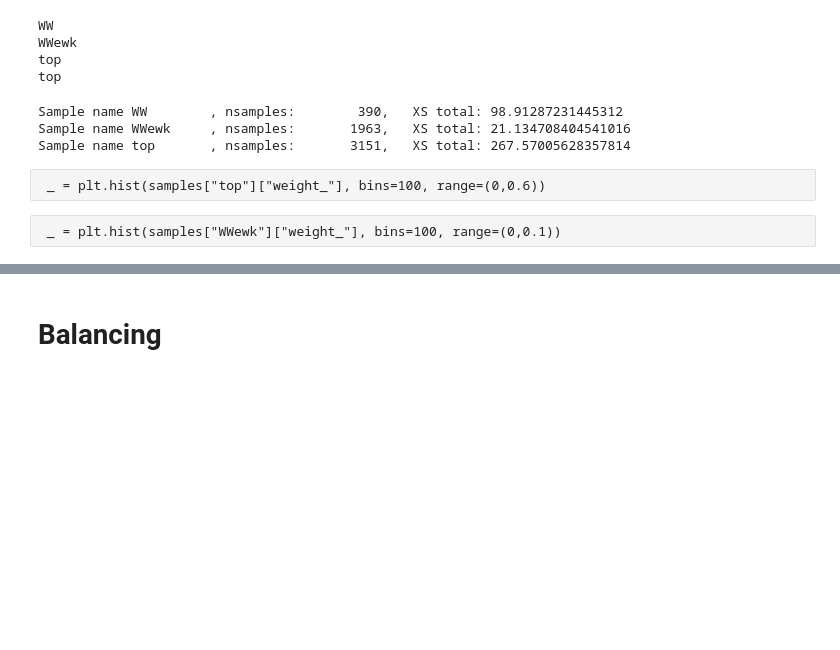
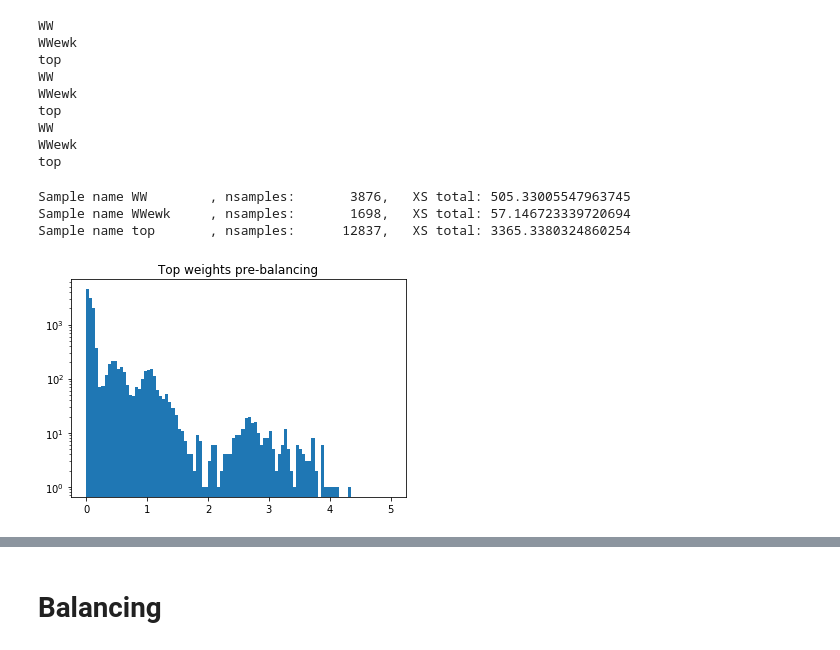
Before and after one commit to BiancaPinolini/ML_classification, a Jupyter notebook: DataPreparation.ipynb, the cells around one changed output, grey strips where cells are left out. Drawn from its saved outputs; the diff is of its cells as text; code cells hidden in the pictures; blank space fills up the shorter version.

```diff
--- a/DataPreparation.ipynb
+++ b/DataPreparation.ipynb
@@ -14,16 +14,16 @@ mpl.rcParams["image.origin"] = 'lower'
 base_dir="/eos/home-b/bpinolin/ML_output/"
 plot_config="VBSOS"
 cut= "sr"
-version = "mjj_v7/top_WW/highZ"
+version = "DNN_v7/top_WW_loose/highZ/train"
 # %%
 output_dir = os.path.join(base_dir, plot_config, cut, "samples/", version)
 # %%
-datasets  = ["2018"]#,"2017","2018"]
+datasets  = ["2016","2017","2018"]
 samples_dirs = [os.path.join(base_dir, plot_config, cut, "samples/", version, p) for p in datasets]
 # %%
 lumi = { 2016: 35.867, 2017: 41.5 , 2018: 59.74}
 # %%
-classes = { "WWewk": 0, "top":1, "WW":2}
+classes = { "WWewk": 0, "top":1, "WW":1}
 signal_name = "WWewk"
 sample_names = ["WWewk", "top", "WW"]
 
@@ -62,18 +62,26 @@ for samples_dir in samples_dirs:
 WW
 WWewk
 top
+WW
+WWewk
 top
+WW
+WWewk
+top
 # %%
 for s, df in samples.items():
     print(f"Sample name {s:10}, nsamples: {len(df):10},   XS total: {(df.weight_).sum():15}")
 # %% [output]
-Sample name WW        , nsamples:        390,   XS total: 98.91287231445312
-Sample name WWewk     , nsamples:       1963,   XS total: 21.134708404541016
-Sample name top       , nsamples:       3151,   XS total: 267.57005628357814
+Sample name WW        , nsamples:       3876,   XS total: 505.33005547963745
+Sample name WWewk     , nsamples:       1698,   XS total: 57.146723339720694
+Sample name top       , nsamples:      12837,   XS total: 3365.3380324860254
 # %%
 from sklearn.utils.class_weight import compute_sample_weight, compute_class_weight
 from sklearn.preprocessing import LabelEncoder
-# %% [raw]
- _ = plt.hist(samples["top"]["weight_"], bins=100, range=(0,0.6))
-# %% [raw]
- _ = plt.hist(samples["WWewk"]["weight_"], bins=100, range=(0,0.1))
+# %%
+plt.hist(samples["top"]["weight_"], bins=100, range=(0,5))
+plt.title("Top weights pre-balancing")
+plt.yscale("log")
+plt.show()
+# %% [output]
+[figure, added]
```
Also changed, not shown: parts of 13 cells of this notebook, 1 other file.
